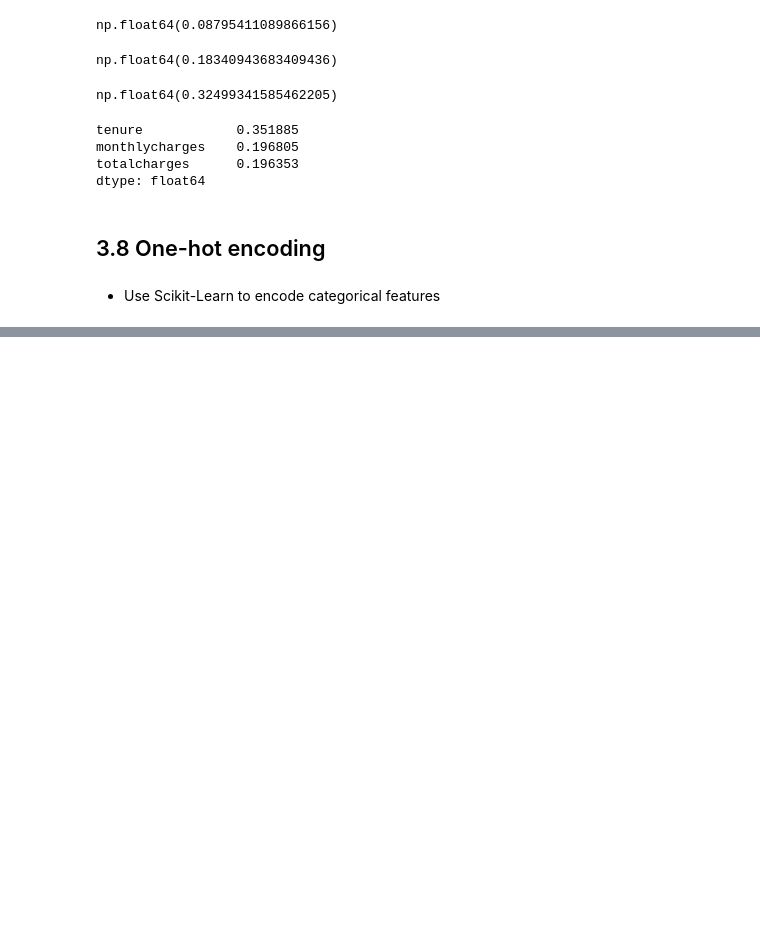
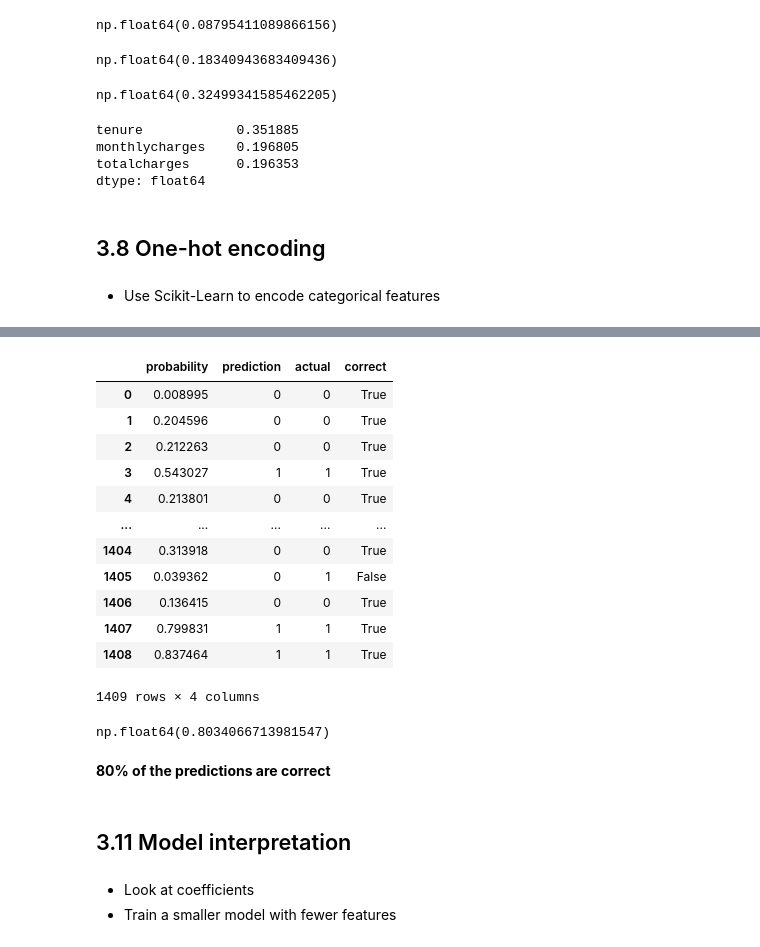
Before and after one commit to eekevall/machine-learning-zoomcamp-2024, a Jupyter notebook: 03-Churn-Prediction/Classification-Churn-Prediction.ipynb, the cells around one changed output, grey strips where cells are left out. Drawn from its saved outputs; the diff is of its cells as text; code cells hidden in the pictures; blank space fills up the shorter version.

Commit message:
updated Churn Prediction notebook

```diff
--- a/03-Churn-Prediction/Classification-Churn-Prediction.ipynb
+++ b/03-Churn-Prediction/Classification-Churn-Prediction.ipynb
@@ -545,0 +821,5 @@ dv.transform(dicts)
+# %%
+# use the second column to predict the customers who will churn
+
+y_pred = model.predict_proba(X_val)[:, 1]
+y_pred
@@ -545,0 +829,2 @@ dv.transform(dicts)
+# %%
+churn_decision = (y_pred >= 0.5)
@@ -545,0 +857,5 @@ dv.transform(dicts)
+# %%
+df_pred = pd.DataFrame()
+df_pred['probability'] = y_pred
+df_pred['prediction'] = churn_decision.astype(int)
+df_pred['actual'] = y_val
@@ -545,0 +878,29 @@ dv.transform(dicts)
+# %%
+df_pred['correct'] = df_pred.prediction == df_pred.actual
+# %%
+df_pred
+# %% [output]
+|  | probability | prediction | actual | correct |
+| 0 | 0.008995 | 0 | 0 | True |
+| 1 | 0.204596 | 0 | 0 | True |
+| 2 | 0.212263 | 0 | 0 | True |
+| 3 | 0.543027 | 1 | 1 | True |
+| 4 | 0.213801 | 0 | 0 | True |
+| ... | ... | ... | ... | ... |
+| 1404 | 0.313918 | 0 | 0 | True |
+| 1405 | 0.039362 | 0 | 1 | False |
+| 1406 | 0.136415 | 0 | 0 | True |
+| 1407 | 0.799831 | 1 | 1 | True |
+| 1408 | 0.837464 | 1 | 1 | True |
+1409 rows × 4 columns
+# %%
+df_pred.correct.mean()
+# %% [output]
+np.float64(0.8034066713981547)
+# %% [markdown]
+**80% of the predictions are correct**
+# %% [markdown]
+## 3.11 Model interpretation
+# %% [markdown]
+* Look at coefficients
+* Train a smaller model with fewer features
```
Also changed, not shown: parts of 76 cells of this notebook.
